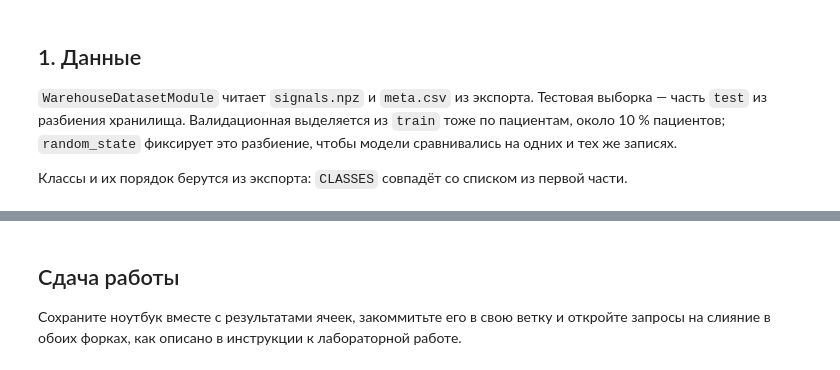
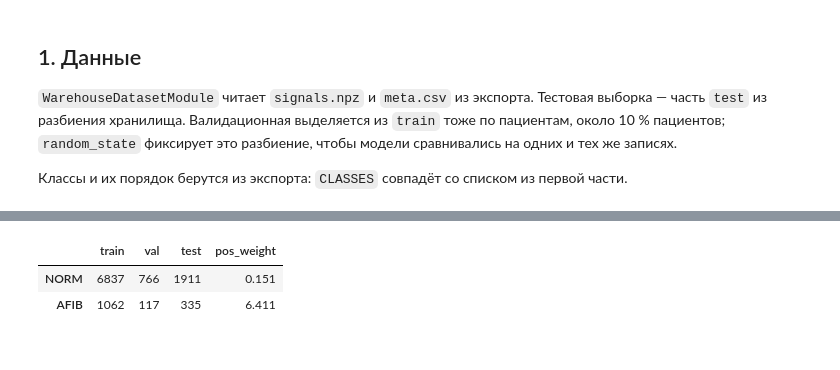
Before and after one commit to 4elodoy-Molovek/ecg-labwork, a Jupyter notebook: ecg-ml/notebooks/lab_training.ipynb, the cells around one changed output, grey strips where cells are left out. Cells and saved outputs as stored; diff of their text form; code cells hidden in the pictures.

```diff
--- a/ecg-ml/notebooks/lab_training.ipynb
+++ b/ecg-ml/notebooks/lab_training.ipynb
@@ -26,8 +23,9 @@ if Path.cwd().name == "notebooks":
 VARIANT = 1
 DATASET_PATH = f"data/ptb-xl-variant-{VARIANT}"
 
-LEARNING_RATE = 0.1
-BATCH_SIZE = 32
-NUM_WORKERS = 2
-EPOCHS = 30
+SEED = 42
+LEARNING_RATE = 0.001
+BATCH_SIZE = 64
+NUM_WORKERS = 0
+EPOCHS = 15
 # %%
@@ -133,4 +56,18 @@ trainer.test(
-# %% [markdown]
-## Сдача работы
-
-Сохраните ноутбук вместе с результатами ячеек, закоммитьте его в свою ветку и откройте запросы на слияние в обоих форках, как описано в инструкции к лабораторной работе.
+# %%
+dataset = WarehouseDatasetModule(DATASET_PATH, random_state=SEED)
+datamodule = dataset.to_datamodule(batch_size=BATCH_SIZE, num_workers=NUM_WORKERS)
+
+CLASSES = dataset.classes
+CLASSES
+assert np.isfinite(dataset.pos_weight).all()
+assert dataset.X_train.shape[1:] == (12, 5000)
+display(pd.DataFrame({
+    "train": dataset.Y_train.sum(axis=0),
+    "val": dataset.Y_val.sum(axis=0),
+    "test": dataset.Y_test.sum(axis=0),
+    "pos_weight": dataset.pos_weight,
+}, index=CLASSES).round(3))
+# %% [output]
+|  | train | val | test | pos_weight |
+| NORM | 6837 | 766 | 1911 | 0.151 |
+| AFIB | 1062 | 117 | 335 | 6.411 |
```
Also changed, not shown: parts of 26 cells of this notebook.
